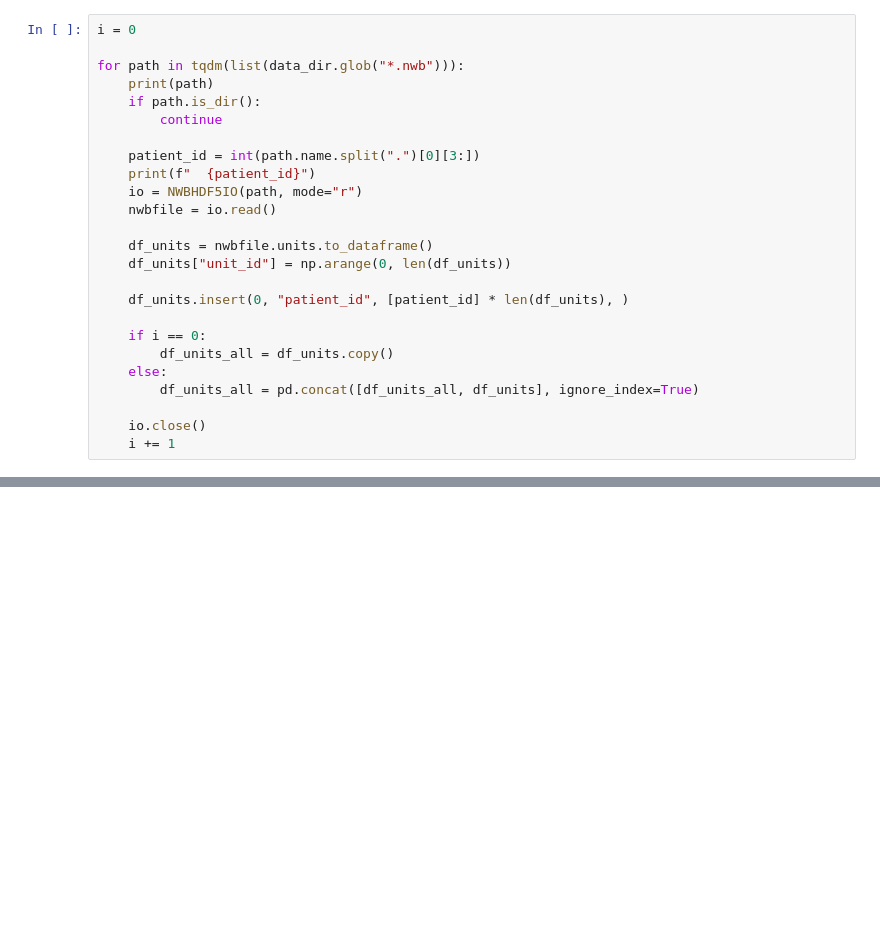
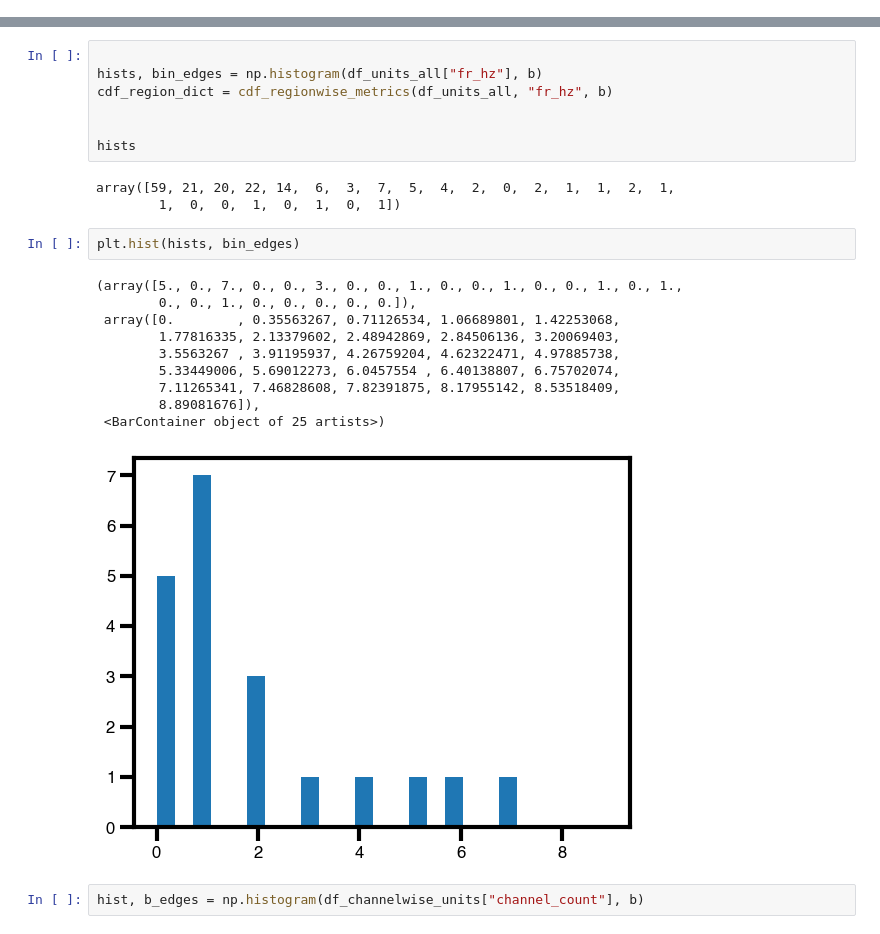
Before and after one commit to mormannlab/SUMMER, a Jupyter notebook: plot_code/spike_sorting/plot_spike_sorting.ipynb, the cells around one changed output, grey strips where cells are left out. Drawn from its saved outputs; the diff is of its cells as text; blank space fills up the shorter version.

```diff
--- a/plot_code/spike_sorting/plot_spike_sorting.ipynb
+++ b/plot_code/spike_sorting/plot_spike_sorting.ipynb
@@ -29,25 +37,0 @@ data_dir = NWB_data_dir
-# %%
-i = 0
-
-for path in tqdm(list(data_dir.glob("*.nwb"))):
-    print(path)
-    if path.is_dir():
-        continue
-
-    patient_id = int(path.name.split(".")[0][3:])
-    print(f"  {patient_id}")
-    io = NWBHDF5IO(path, mode="r")
-    nwbfile = io.read()
-
-    df_units = nwbfile.units.to_dataframe()
-    df_units["unit_id"] = np.arange(0, len(df_units))
-
-    df_units.insert(0, "patient_id", [patient_id] * len(df_units), )
-
-    if i == 0:
-        df_units_all = df_units.copy()
-    else:
-        df_units_all = pd.concat([df_units_all, df_units], ignore_index=True)
-
-    io.close()
-    i += 1
@@ -108,0 +200,25 @@ df_units_release[""]
+# %%
+
+hists, bin_edges = np.histogram(df_units_all["fr_hz"], b)
+cdf_region_dict = cdf_regionwise_metrics(df_units_all, "fr_hz", b)
+
+
+hists
+# %% [output]
+array([59, 21, 20, 22, 14,  6,  3,  7,  5,  4,  2,  0,  2,  1,  1,  2,  1,
+        1,  0,  0,  1,  0,  1,  0,  1])
+# %%
+plt.hist(hists, bin_edges)
+# %% [output]
+(array([5., 0., 7., 0., 0., 3., 0., 0., 1., 0., 0., 1., 0., 0., 1., 0., 1.,
+        0., 0., 1., 0., 0., 0., 0., 0.]),
+ array([0.        , 0.35563267, 0.71126534, 1.06689801, 1.42253068,
+        1.77816335, 2.13379602, 2.48942869, 2.84506136, 3.20069403,
+        3.5563267 , 3.91195937, 4.26759204, 4.62322471, 4.97885738,
+        5.33449006, 5.69012273, 6.0457554 , 6.40138807, 6.75702074,
+        7.11265341, 7.46828608, 7.82391875, 8.17955142, 8.53518409,
+        8.89081676]),
+ <BarContainer object of 25 artists>)
+[figure, added]
+# %%
+hist, b_edges = np.histogram(df_channelwise_units["channel_count"], b)
```
Also changed, not shown: parts of 10 cells of this notebook, 2 other files.
